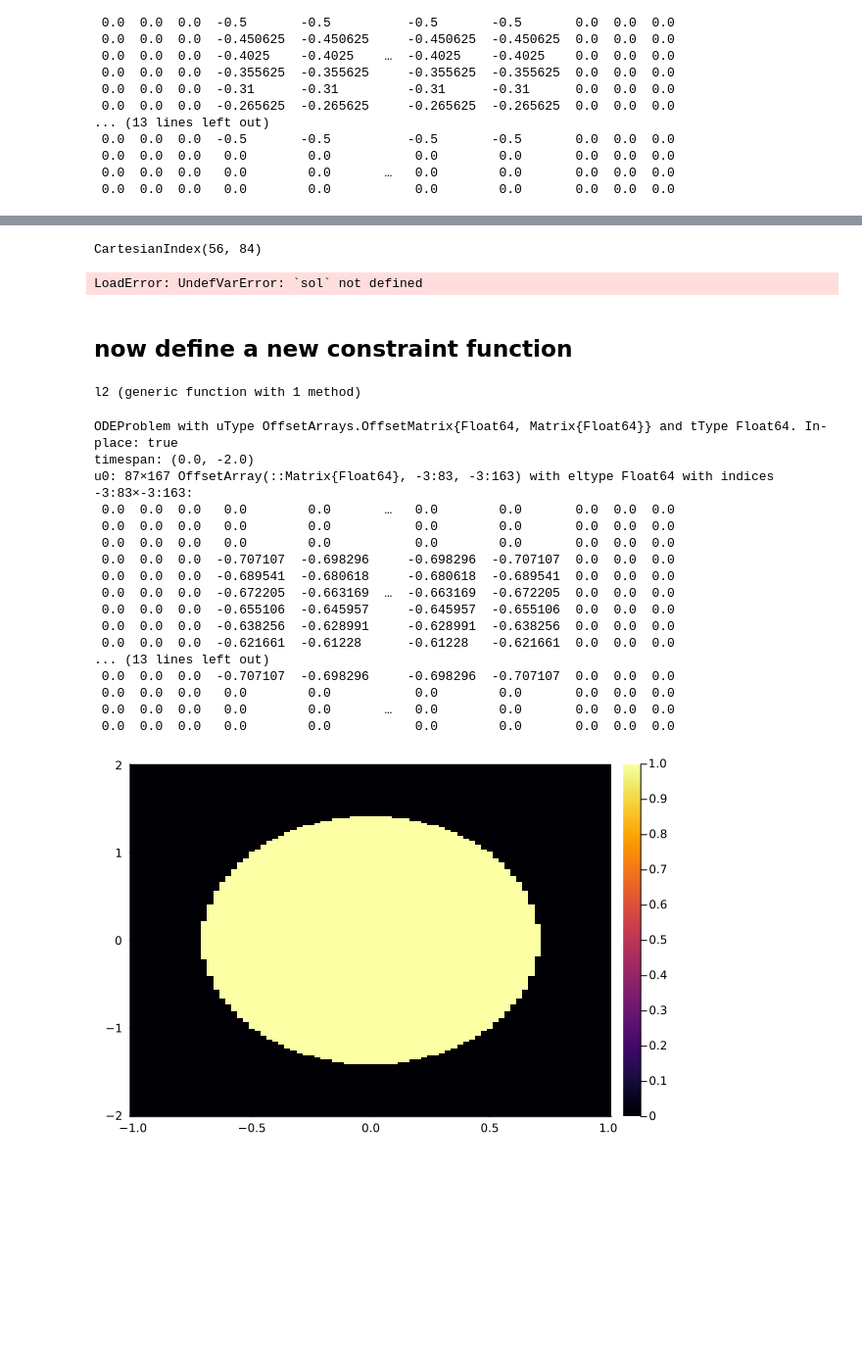
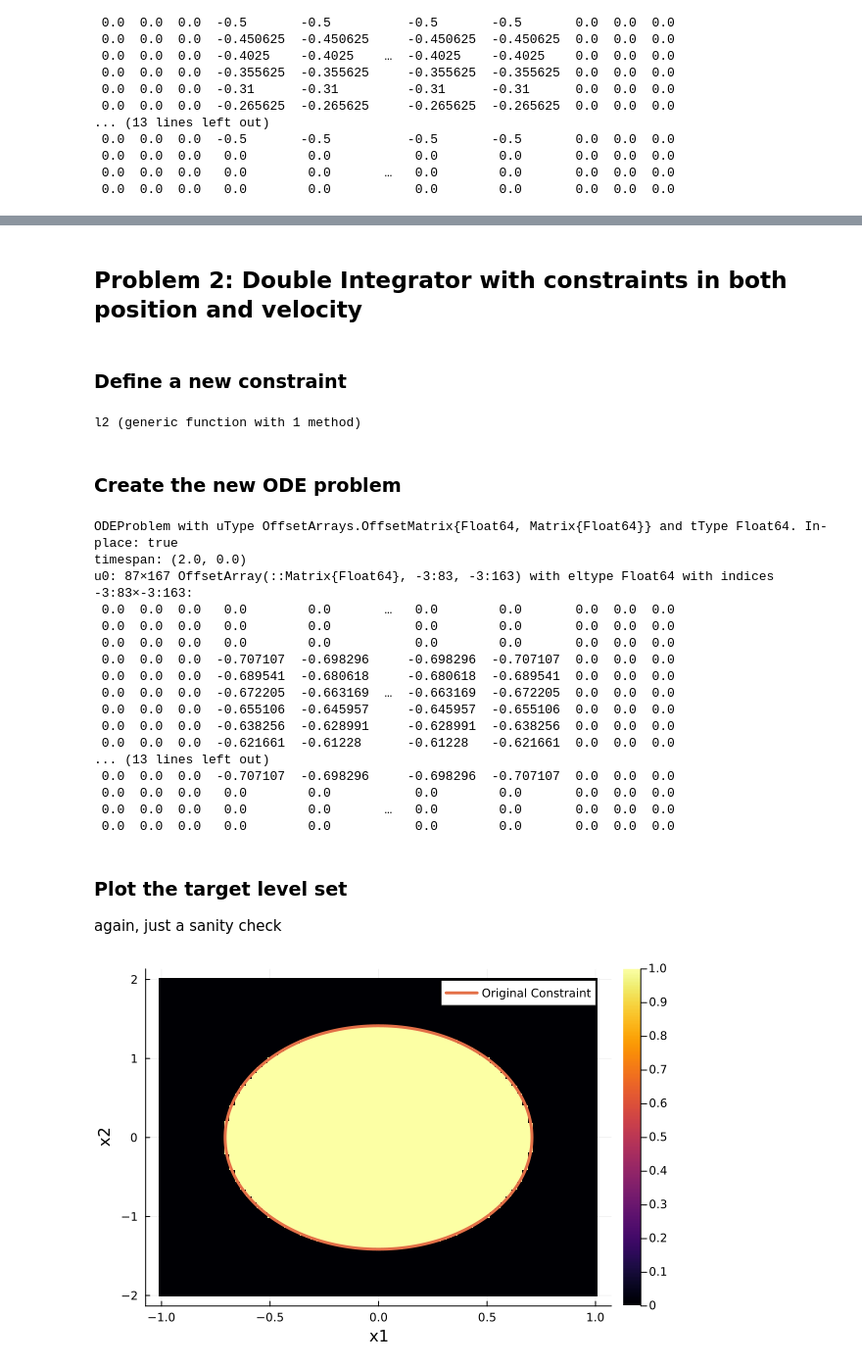
Before and after one commit to dev10110/HJB.jl, a Jupyter notebook: examples/double_integrator.ipynb, the cells around one changed output, grey strips where cells are left out. Shown at 98% size. Saved outputs shown, nothing was run; the diff lists cells and outputs as text; code cells hidden in the pictures; blank space fills up the shorter version.

Commit message:
added examples, hamiltonians and plotting

```diff
--- a/examples/double_integrator.ipynb
+++ b/examples/double_integrator.ipynb
@@ -213,11 +177,5 @@ LoadError: UndefVarError: `sol` not defined
-# %%
-ind = HJB.state2ind(grid, [0.4,0.1])
-# %% [output]
-CartesianIndex(56, 84)
-# %%
-sol.u[end][ind]
-# %% [output]
-LoadError: UndefVarError: `sol` not defined
 # %% [markdown]
-## now define a new constraint function
+## Problem 2: Double Integrator with constraints in both position and velocity
+# %% [markdown]
+### Define a new constraint
 # %%
@@ -232,11 +185,13 @@ function l2(x)
 end
 # %% [output]
 l2 (generic function with 1 method)
+# %% [markdown]
+### Create the new ODE problem
 # %%
-prob2 = HJB.get_ODEProblem(H, l2, grid, (0.0, -2.0), numericalHamiltonianMethod)
+prob2 = HJB.get_ODEProblem(H, l2, grid, (2.0, 0.0), numericalHamiltonianMethod)
 # %% [output]
 ODEProblem with uType OffsetArrays.OffsetMatrix{Float64, Matrix{Float64}} and tType Float64. In-place: true
-timespan: (0.0, -2.0)
+timespan: (2.0, 0.0)
 u0: 87×167 OffsetArray(::Matrix{Float64}, -3:83, -3:163) with eltype Float64 with indices -3:83×-3:163:
  0.0  0.0  0.0   0.0        0.0       …   0.0        0.0       0.0  0.0  0.0
  0.0  0.0  0.0   0.0        0.0           0.0        0.0       0.0  0.0  0.0
@@ -252,8 +207,11 @@ u0: 87×167 OffsetArray(::Matrix{Float64}, -3:83, -3:163) with eltype Float64 wi
  0.0  0.0  0.0   0.0        0.0           0.0        0.0       0.0  0.0  0.0
  0.0  0.0  0.0   0.0        0.0       …   0.0        0.0       0.0  0.0  0.0
  0.0  0.0  0.0   0.0        0.0           0.0        0.0       0.0  0.0  0.0
+# %% [markdown]
+### Plot the target level set
+again, just a sanity check
 # %%
-plot()
-plot_grid!(prob2.u0 .>= 0.0, grid)
+hjb_plot(grid, prob2.u0 .>= 0.0)
+plot!(θ-> sqrt(2)/2 * cos(θ), θ-> sqrt(2) * sin(θ), 0, 2π, linewidth = 3, label="Original Constraint")
 # %% [output]
-[figure, old version]
+[figure, new version]
```
Also changed, not shown: parts of 39 cells of this notebook, 9 other files.
